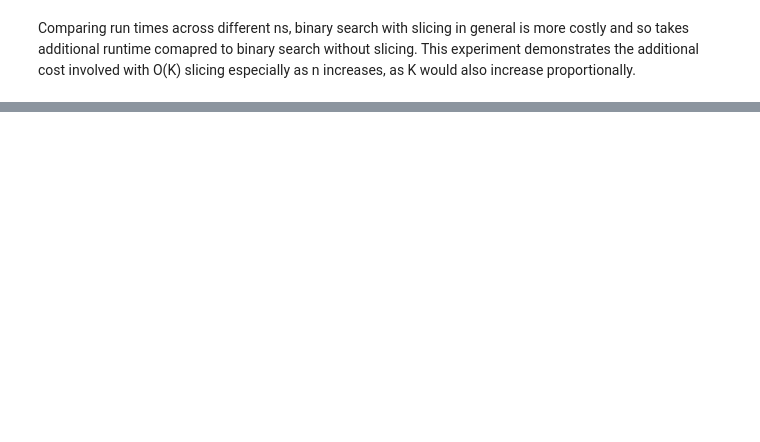
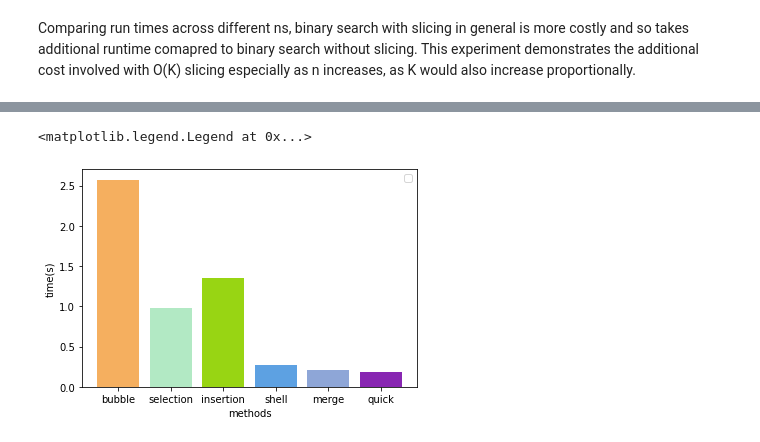
Before and after one commit to kkl116/Python_Runestone_DSA, a Jupyter notebook: Chapter_6/Chapter_6.ipynb, the cells around one changed output, grey strips where cells are left out. Cells and saved outputs as stored; diff of their text form; code cells hidden in the pictures; blank space fills up the shorter version.

Commit message:
finished chapter 6 exercises

```diff
--- a/Chapter_6/Chapter_6.ipynb
+++ b/Chapter_6/Chapter_6.ipynb
@@ -578,0 +828,20 @@ class ModHashTable(HashTable):
+# %%
+#Test hash table
+a = ModHashTable(quadratic_probing=False, max_lambda=0.5)
+print(f'size {a._size}')
+a.put(75, '75')
+a.put(91, '91')
+a.put(107, '107')
+print(a._slots)
+del a[75]
+print(a._slots)
+#check that probe sequence is not broken
+print(91 in a)
+print(107 in a)
+
+#try resizing
+for i in range(107, 107 + (11 * 16), 16):
+    a.put(i, str(i))
+
+print(a._slots)
+print(a._size)
@@ -578,0 +891,30 @@ class ModHashTable(HashTable):
+# %%
+# 9. Using a random number generator, create a list of 500 integers.
+# Perform a benchmark analysis using some of the sorting algorithms from this chapter.
+# What is the difference in execution speed?
+import copy
+
+X = []
+sorts = ['bubble_sort', 'selection_sort', 'insertion_sort', 'shell_sort', 'merge_sort', 'quick_sort']
+Y = []
+for _ in range(len(sorts)):
+    Y.append([])
+number = 1_00
+size = int(500)
+x = [random.randint(0, size) for _ in range(size)]
+for i,sort in enumerate(sorts):
+    t = Timer(f"{sort}(copy.deepcopy(x))", f"from __main__ import copy, x, {sort}, size")
+    Y[i].append(t.timeit(number=number))
+X.append(size)
+
+
+colours = generate_n_colours(len(sorts))
+
+for i, (sort, colour) in enumerate(zip(sorts, colours)):
+    plt.bar(sort.split('_')[0], Y[i], color=colour)
+
+
+plt.xlabel('methods')
+plt.ylabel('time(s)')
+plt.legend()
+# %% [output]
@@ -578,0 +922,2 @@ class ModHashTable(HashTable):
+<matplotlib.legend.Legend at 0x...>
+[figure, added]
```
Also changed, not shown: parts of 27 cells of this notebook, 1 other file.
